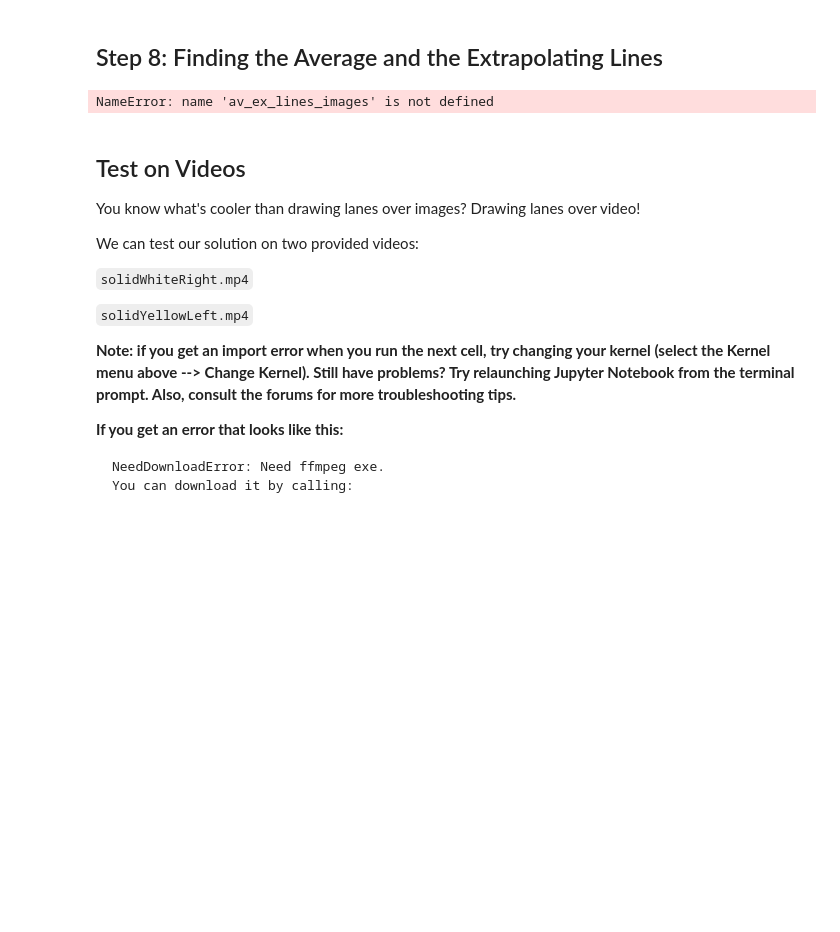
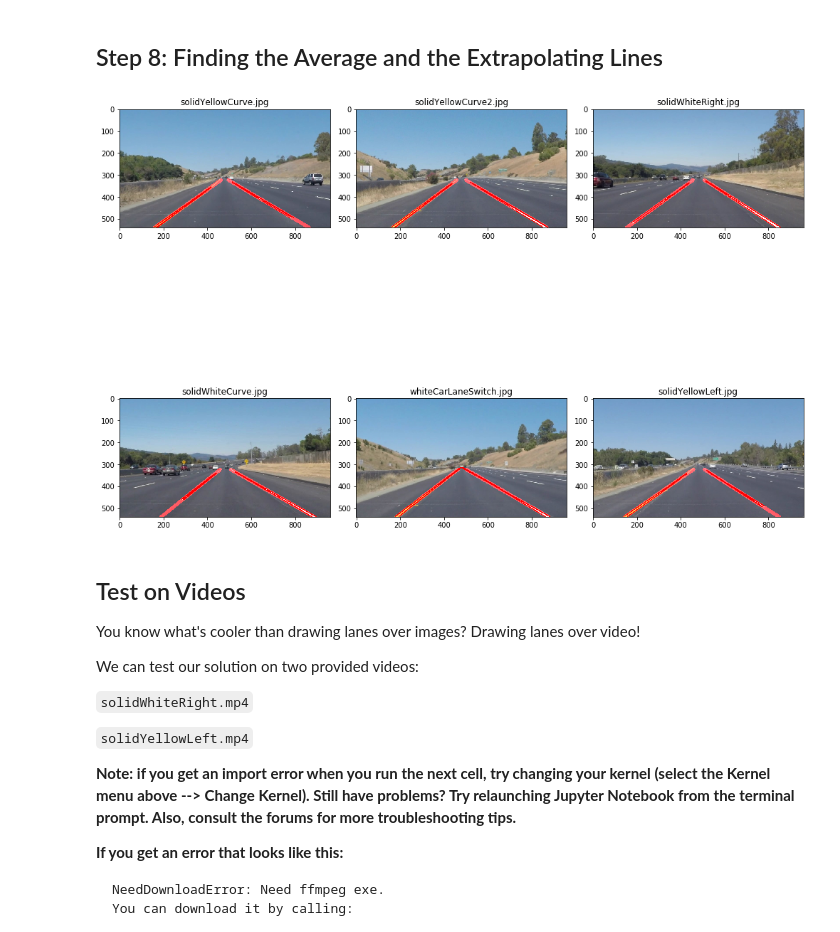
Before and after one commit to aliasaswad/CarND-LaneLines-P1, a Jupyter notebook: P1.ipynb, the cells around one changed output. Saved outputs shown, nothing was run; the diff lists cells and outputs as text; code cells hidden in the pictures; blank space fills up the shorter version.

Commit message:
step 8 for Avg and Ext lines good

```diff
--- a/P1.ipynb
+++ b/P1.ipynb
@@ -387,15 +387,15 @@ show_images(hough_images, org_img_names)
 # %%
 # print(len(lines))
 av_ex_lines_images = []
 for img, line in zip(original_imgs, lines):
     l_avg_lane, r_avg_lane = find_avg_lanes_intercept(line)
     l_lane, r_lane         = find_lanes(img, l_avg_lane, r_avg_lane)
 
     av_ex_lines_images.append(find_weighted_img(img, [l_lane, r_lane], thickness= 15))
 
-display_imgs(av_ex_lines_images, org_img_names)
+show_images(av_ex_lines_images, org_img_names)
 # %% [output]
-NameError: name 'av_ex_lines_images' is not defined
+[figure, added]
 # %% [markdown]
 ## Test on Videos
 
```
